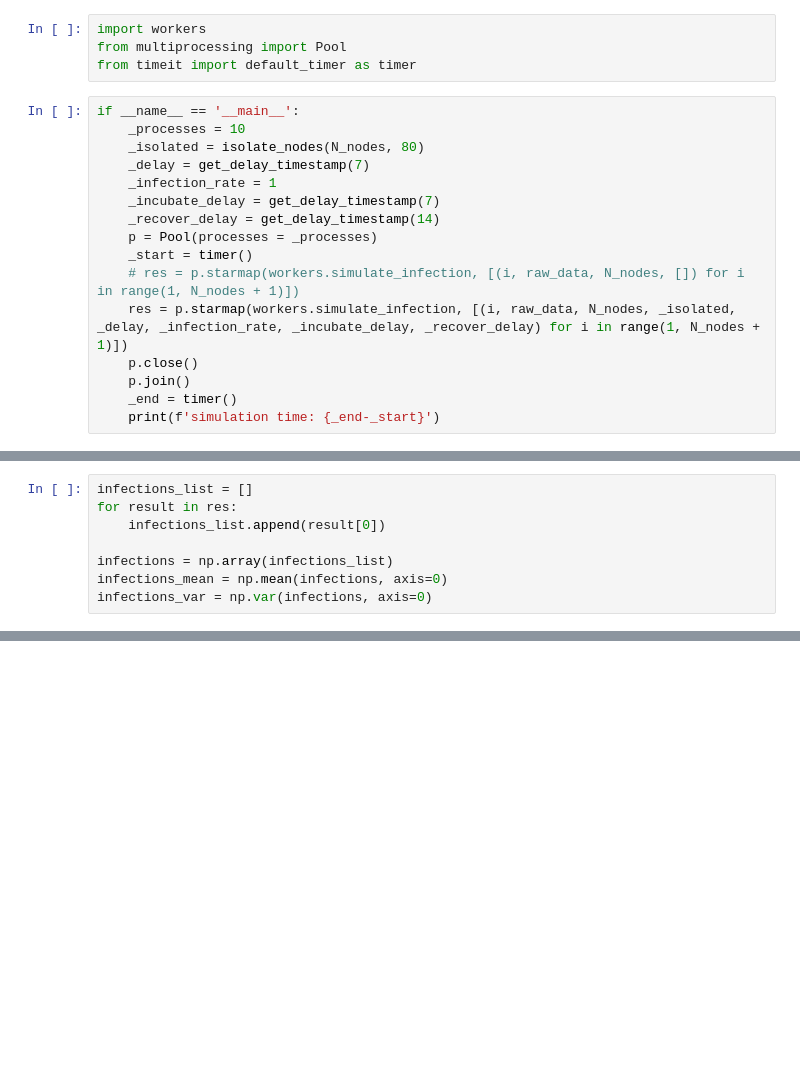
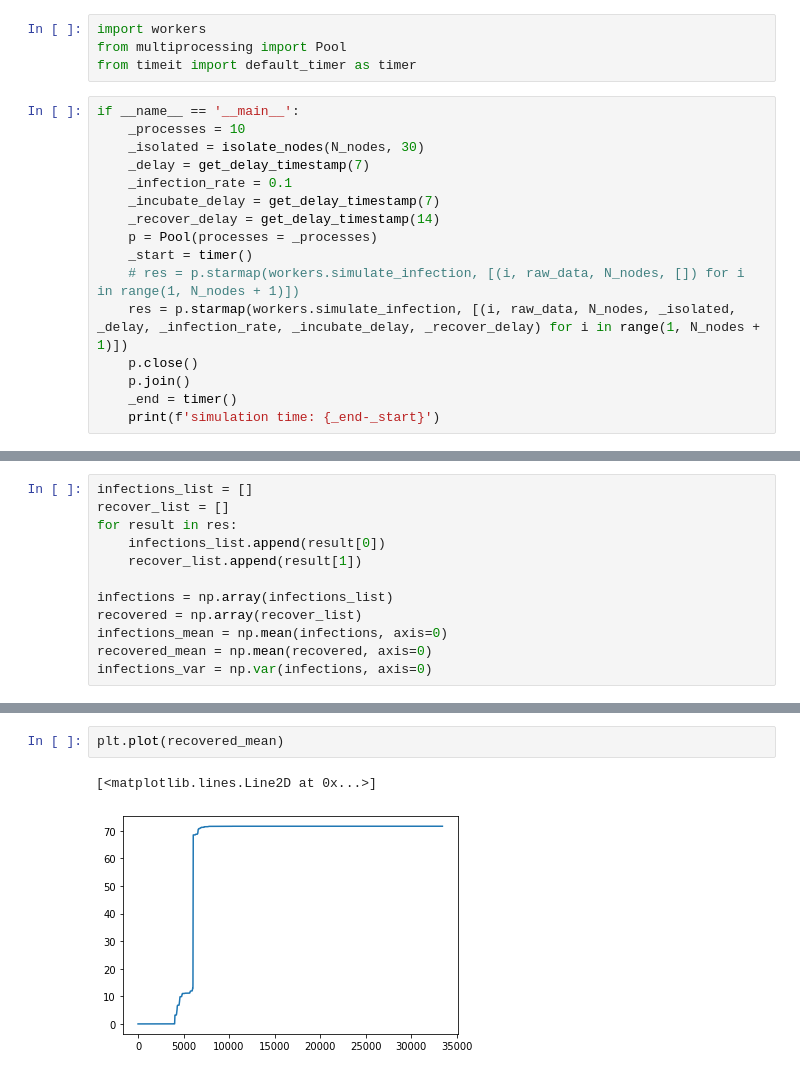
Before and after one commit to cldme/outbreak-simulation, a Jupyter notebook: mit_network_sim.ipynb, the cells around one changed output, grey strips where cells are left out. Drawn from its saved outputs; the diff is of its cells as text; blank space fills up the shorter version.

```diff
--- a/mit_network_sim.ipynb
+++ b/mit_network_sim.ipynb
@@ -85,9 +85,9 @@ from timeit import default_timer as timer
 # %%
 if __name__ == '__main__':
     _processes = 10
-    _isolated = isolate_nodes(N_nodes, 80)
+    _isolated = isolate_nodes(N_nodes, 30)
     _delay = get_delay_timestamp(7)
-    _infection_rate = 1
+    _infection_rate = 0.1
     _incubate_delay = get_delay_timestamp(7)
     _recover_delay = get_delay_timestamp(14)
     p = Pool(processes = _processes)
@@ -103,8 +103,12 @@ simulation time: 53.7017964000006
 # %%
 infections_list = []
+recover_list = []
 for result in res:
     infections_list.append(result[0])
+    recover_list.append(result[1])
 
 infections = np.array(infections_list)
+recovered = np.array(recover_list)
 infections_mean = np.mean(infections, axis=0)
+recovered_mean = np.mean(recovered, axis=0)
 infections_var = np.var(infections, axis=0)
@@ -142,0 +120,5 @@ plt.plot(infections_mean) # isolated=80% | delay=7 days | infection_rate=1 | inc
+# %%
+plt.plot(recovered_mean)
+# %% [output]
+[<matplotlib.lines.Line2D at 0x...>]
+[figure, added]
```
Also changed, not shown: parts of 10 cells of this notebook, 1 other file.
